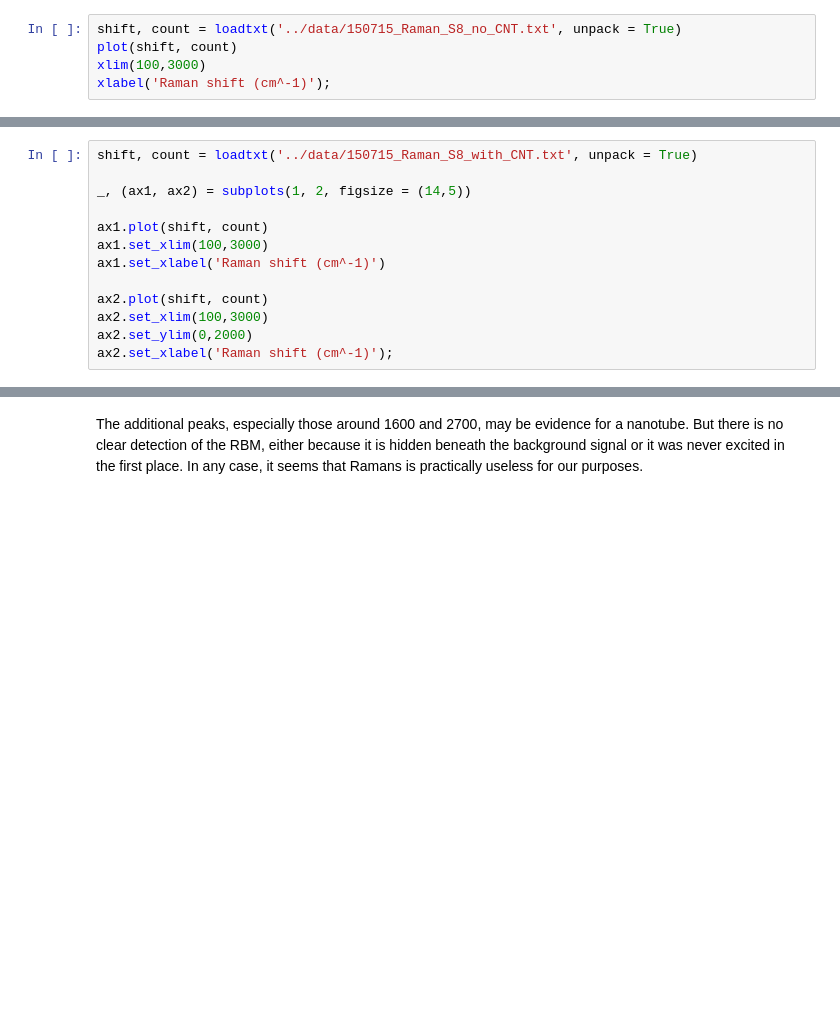
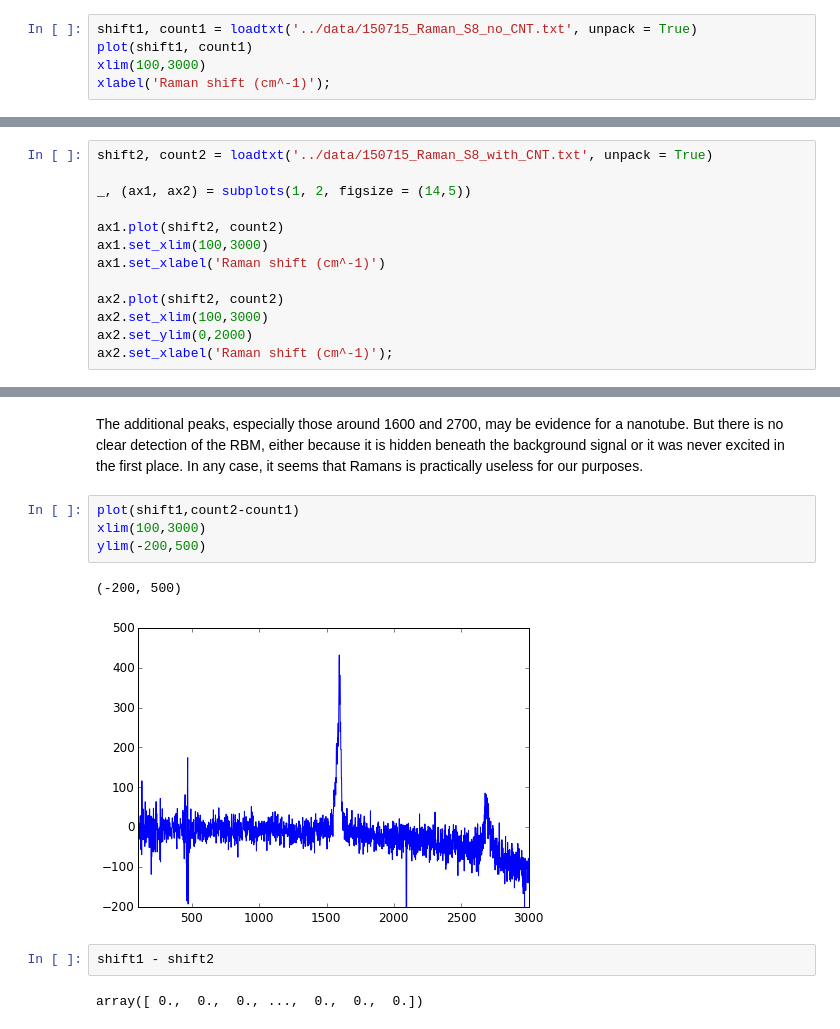
Before and after one commit to bhk37/CNT-Growths, a Jupyter notebook: notes/150716_Raman_for_CNT_diameters.ipynb, the cells around one changed output, grey strips where cells are left out. Drawn from its saved outputs; the diff is of its cells as text; blank space fills up the shorter version.

```diff
--- a/notes/150716_Raman_for_CNT_diameters.ipynb
+++ b/notes/150716_Raman_for_CNT_diameters.ipynb
@@ -14,8 +14,8 @@ However, to actually observe this peak requires (see Yao 2009):
 
 To test the technique, I took 20 spectra at random locations on a standard growth (S8, density ~1/micron). All of these spectra except for one showed only the background signal due to quartz.
 # %%
-shift, count = loadtxt('../data/150715_Raman_S8_no_CNT.txt', unpack = True)
-plot(shift, count)
+shift1, count1 = loadtxt('../data/150715_Raman_S8_no_CNT.txt', unpack = True)
+plot(shift1, count1)
 xlim(100,3000)
 xlabel('Raman shift (cm^-1)');
 # %% [output]
@@ -23,15 +23,15 @@ xlabel('Raman shift (cm^-1)');
 # %% [markdown]
 The one outlier was the following:
 # %%
-shift, count = loadtxt('../data/150715_Raman_S8_with_CNT.txt', unpack = True)
+shift2, count2 = loadtxt('../data/150715_Raman_S8_with_CNT.txt', unpack = True)
 
 _, (ax1, ax2) = subplots(1, 2, figsize = (14,5))
 
-ax1.plot(shift, count)
+ax1.plot(shift2, count2)
 ax1.set_xlim(100,3000)
 ax1.set_xlabel('Raman shift (cm^-1)')
 
-ax2.plot(shift, count)
+ax2.plot(shift2, count2)
 ax2.set_xlim(100,3000)
 ax2.set_ylim(0,2000)
 ax2.set_xlabel('Raman shift (cm^-1)');
@@ -39,3 +39,14 @@ ax2.set_xlabel('Raman shift (cm^-1)');
 [figure]
 # %% [markdown]
 The additional peaks, especially those around 1600 and 2700, may be evidence for a nanotube. But there is no clear detection of the RBM, either because it is hidden beneath the background signal or it was never excited in the first place. In any case, it seems that Ramans is practically useless for our purposes.
+# %%
+plot(shift1,count2-count1)
+xlim(100,3000)
+ylim(-200,500)
+# %% [output]
+(-200, 500)
+[figure, added]
+# %%
+shift1 - shift2
+# %% [output]
+array([ 0.,  0.,  0., ...,  0.,  0.,  0.])
```
Also changed, not shown: 11 other files.
